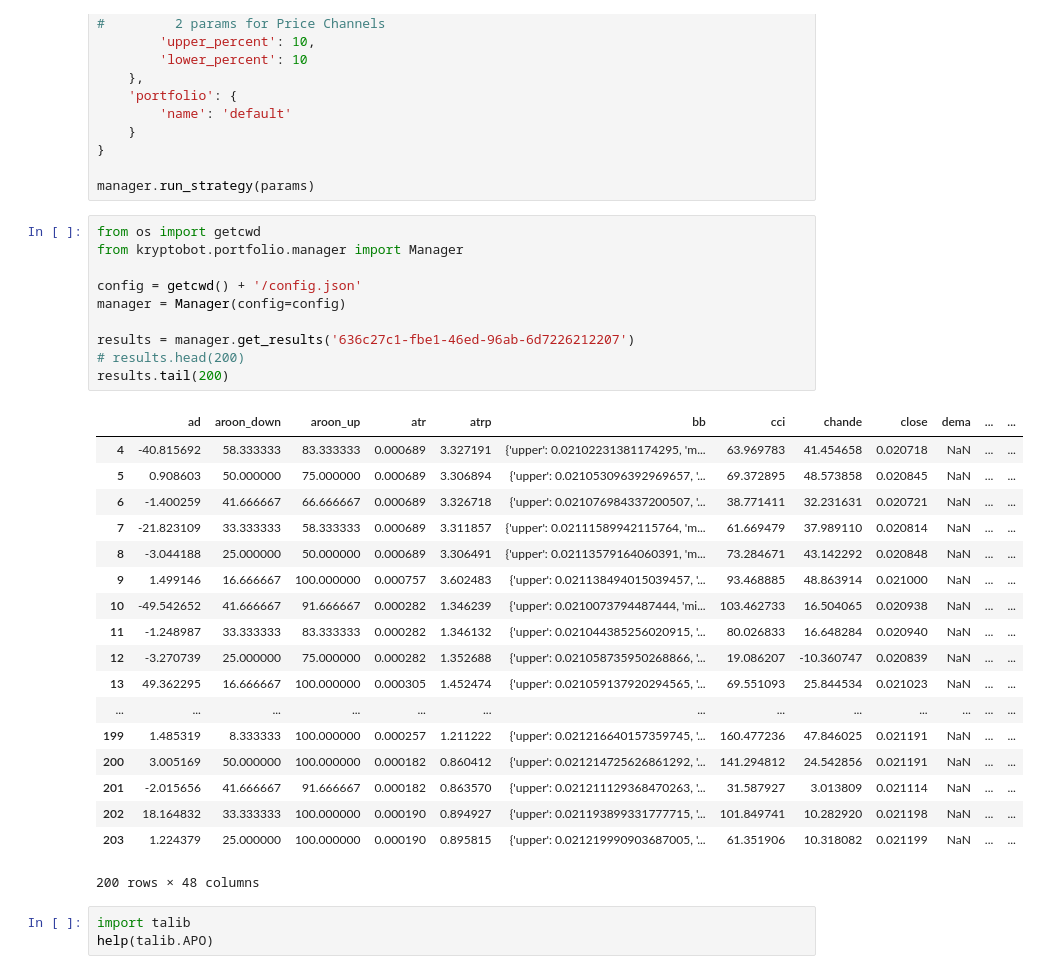
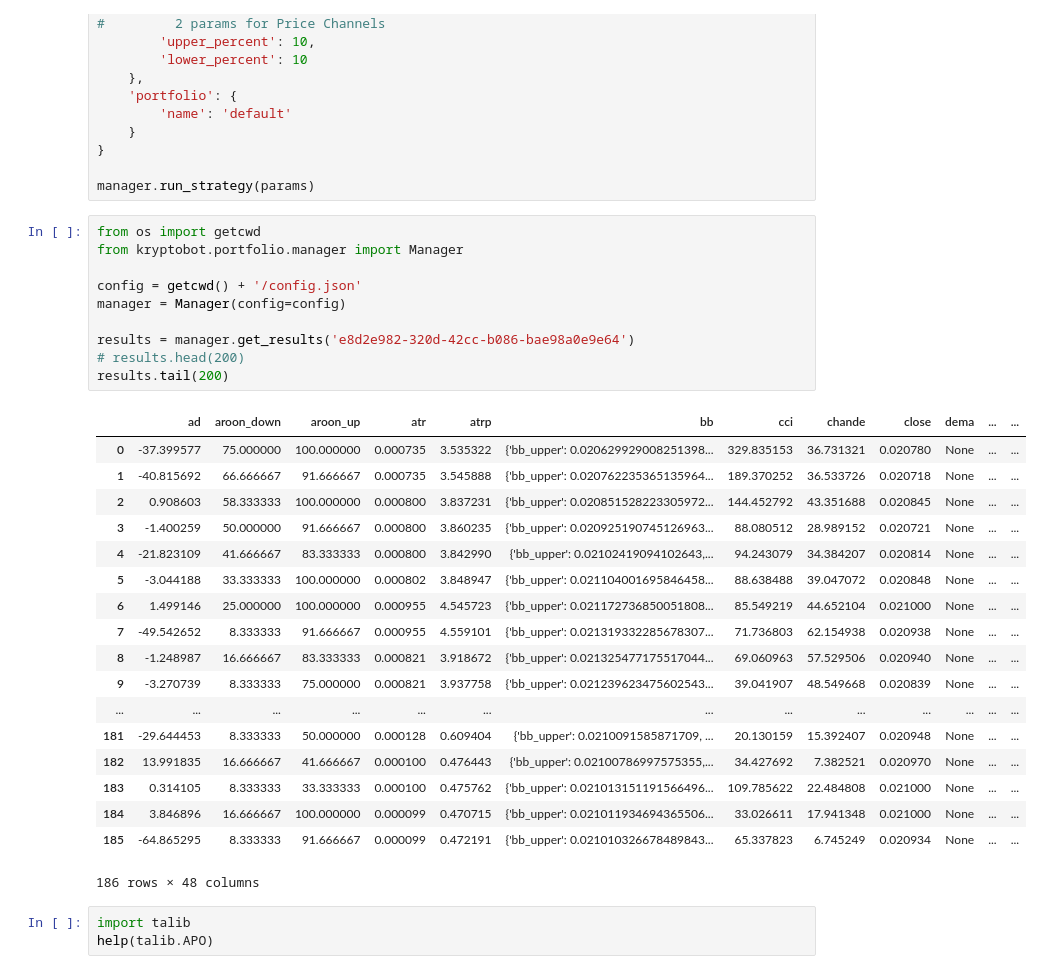
Before and after one commit to eristoddle/KryptoBot, a Jupyter notebook: notebooks/t2_strategies.ipynb, the cells around one changed output. Cells and saved outputs as stored; diff of their text form.

```diff
--- a/notebooks/t2_strategies.ipynb
+++ b/notebooks/t2_strategies.ipynb
@@ -112,32 +112,32 @@ manager.run_strategy(params)
 # %%
 from os import getcwd
 from kryptobot.portfolio.manager import Manager
 
 config = getcwd() + '/config.json'
 manager = Manager(config=config)
 
-results = manager.get_results('636c27c1-fbe1-46ed-96ab-6d7226212207')
+results = manager.get_results('e8d2e982-320d-42cc-b086-bae98a0e9e64')
 # results.head(200)
 results.tail(200)
 # %% [output]
 |  | ad | aroon_down | aroon_up | atr | atrp | bb | cci | chande | close | dema | ... | ... |
-| 4 | -40.815692 | 58.333333 | 83.333333 | 0.000689 | 3.327191 | {'upper': 0.02102231381174295, 'm... | 63.969783 | 41.454658 | 0.020718 | NaN | ... | ... |
-| 5 | 0.908603 | 50.000000 | 75.000000 | 0.000689 | 3.306894 | {'upper': 0.021053096392969657, '... | 69.372895 | 48.573858 | 0.020845 | NaN | ... | ... |
-| 6 | -1.400259 | 41.666667 | 66.666667 | 0.000689 | 3.326718 | {'upper': 0.021076984337200507, '... | 38.771411 | 32.231631 | 0.020721 | NaN | ... | ... |
-| 7 | -21.823109 | 33.333333 | 58.333333 | 0.000689 | 3.311857 | {'upper': 0.02111589942115764, 'm... | 61.669479 | 37.989110 | 0.020814 | NaN | ... | ... |
-| 8 | -3.044188 | 25.000000 | 50.000000 | 0.000689 | 3.306491 | {'upper': 0.02113579164060391, 'm... | 73.284671 | 43.142292 | 0.020848 | NaN | ... | ... |
-| 9 | 1.499146 | 16.666667 | 100.000000 | 0.000757 | 3.602483 | {'upper': 0.021138494015039457, '... | 93.468885 | 48.863914 | 0.021000 | NaN | ... | ... |
-| 10 | -49.542652 | 41.666667 | 91.666667 | 0.000282 | 1.346239 | {'upper': 0.0210073794487444, 'mi... | 103.462733 | 16.504065 | 0.020938 | NaN | ... | ... |
-| 11 | -1.248987 | 33.333333 | 83.333333 | 0.000282 | 1.346132 | {'upper': 0.021044385256020915, '... | 80.026833 | 16.648284 | 0.020940 | NaN | ... | ... |
-| 12 | -3.270739 | 25.000000 | 75.000000 | 0.000282 | 1.352688 | {'upper': 0.021058735950268866, '... | 19.086207 | -10.360747 | 0.020839 | NaN | ... | ... |
-| 13 | 49.362295 | 16.666667 | 100.000000 | 0.000305 | 1.452474 | {'upper': 0.021059137920294565, '... | 69.551093 | 25.844534 | 0.021023 | NaN | ... | ... |
+| 0 | -37.399577 | 75.000000 | 100.000000 | 0.000735 | 3.535322 | {'bb_upper': 0.020629929008251398... | 329.835153 | 36.731321 | 0.020780 | None | ... | ... |
+| 1 | -40.815692 | 66.666667 | 91.666667 | 0.000735 | 3.545888 | {'bb_upper': 0.020762235365135964... | 189.370252 | 36.533726 | 0.020718 | None | ... | ... |
+| 2 | 0.908603 | 58.333333 | 100.000000 | 0.000800 | 3.837231 | {'bb_upper': 0.020851528223305972... | 144.452792 | 43.351688 | 0.020845 | None | ... | ... |
+| 3 | -1.400259 | 50.000000 | 91.666667 | 0.000800 | 3.860235 | {'bb_upper': 0.020925190745126963... | 88.080512 | 28.989152 | 0.020721 | None | ... | ... |
+| 4 | -21.823109 | 41.666667 | 83.333333 | 0.000800 | 3.842990 | {'bb_upper': 0.02102419094102643,... | 94.243079 | 34.384207 | 0.020814 | None | ... | ... |
+| 5 | -3.044188 | 33.333333 | 100.000000 | 0.000802 | 3.848947 | {'bb_upper': 0.021104001695846458... | 88.638488 | 39.047072 | 0.020848 | None | ... | ... |
+| 6 | 1.499146 | 25.000000 | 100.000000 | 0.000955 | 4.545723 | {'bb_upper': 0.021172736850051808... | 85.549219 | 44.652104 | 0.021000 | None | ... | ... |
+| 7 | -49.542652 | 8.333333 | 91.666667 | 0.000955 | 4.559101 | {'bb_upper': 0.021319332285678307... | 71.736803 | 62.154938 | 0.020938 | None | ... | ... |
+| 8 | -1.248987 | 16.666667 | 83.333333 | 0.000821 | 3.918672 | {'bb_upper': 0.021325477175517044... | 69.060963 | 57.529506 | 0.020940 | None | ... | ... |
+| 9 | -3.270739 | 8.333333 | 75.000000 | 0.000821 | 3.937758 | {'bb_upper': 0.021239623475602543... | 39.041907 | 48.549668 | 0.020839 | None | ... | ... |
 | ... | ... | ... | ... | ... | ... | ... | ... | ... | ... | ... | ... | ... |
-| 199 | 1.485319 | 8.333333 | 100.000000 | 0.000257 | 1.211222 | {'upper': 0.021216640157359745, '... | 160.477236 | 47.846025 | 0.021191 | NaN | ... | ... |
-| 200 | 3.005169 | 50.000000 | 100.000000 | 0.000182 | 0.860412 | {'upper': 0.021214725626861292, '... | 141.294812 | 24.542856 | 0.021191 | NaN | ... | ... |
-| 201 | -2.015656 | 41.666667 | 91.666667 | 0.000182 | 0.863570 | {'upper': 0.021211129368470263, '... | 31.587927 | 3.013809 | 0.021114 | NaN | ... | ... |
-| 202 | 18.164832 | 33.333333 | 100.000000 | 0.000190 | 0.894927 | {'upper': 0.021193899331777715, '... | 101.849741 | 10.282920 | 0.021198 | NaN | ... | ... |
-| 203 | 1.224379 | 25.000000 | 100.000000 | 0.000190 | 0.895815 | {'upper': 0.021219990903687005, '... | 61.351906 | 10.318082 | 0.021199 | NaN | ... | ... |
+| 181 | -29.644453 | 8.333333 | 50.000000 | 0.000128 | 0.609404 | {'bb_upper': 0.0210091585871709, ... | 20.130159 | 15.392407 | 0.020948 | None | ... | ... |
+| 182 | 13.991835 | 16.666667 | 41.666667 | 0.000100 | 0.476443 | {'bb_upper': 0.02100786997575355,... | 34.427692 | 7.382521 | 0.020970 | None | ... | ... |
+| 183 | 0.314105 | 8.333333 | 33.333333 | 0.000100 | 0.475762 | {'bb_upper': 0.021013151191566496... | 109.785622 | 22.484808 | 0.021000 | None | ... | ... |
+| 184 | 3.846896 | 16.666667 | 100.000000 | 0.000099 | 0.470715 | {'bb_upper': 0.021011934694365506... | 33.026611 | 17.941348 | 0.021000 | None | ... | ... |
+| 185 | -64.865295 | 8.333333 | 91.666667 | 0.000099 | 0.472191 | {'bb_upper': 0.021010326678489843... | 65.337823 | 6.745249 | 0.020934 | None | ... | ... |
-200 rows × 48 columns
+186 rows × 48 columns
 # %%
 import talib
 help(talib.APO)
```
Also changed, not shown: parts of 3 cells of this notebook, 7 other files.
